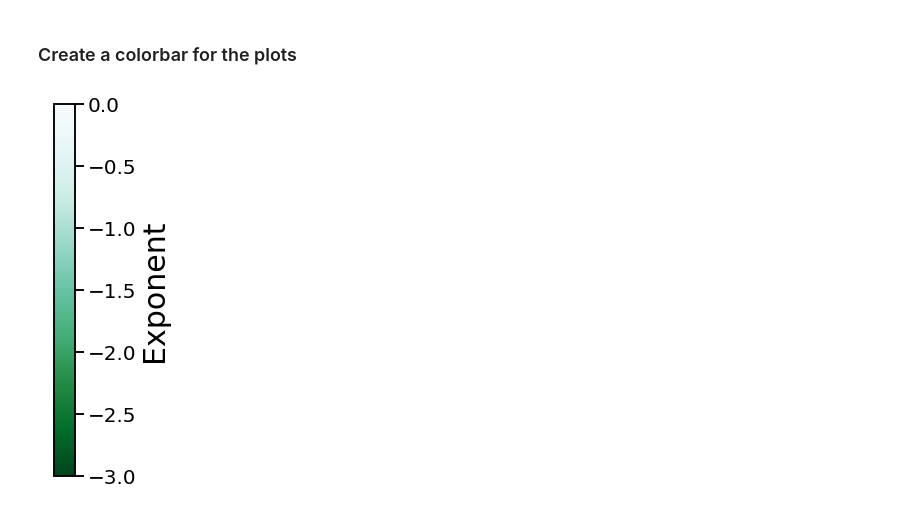
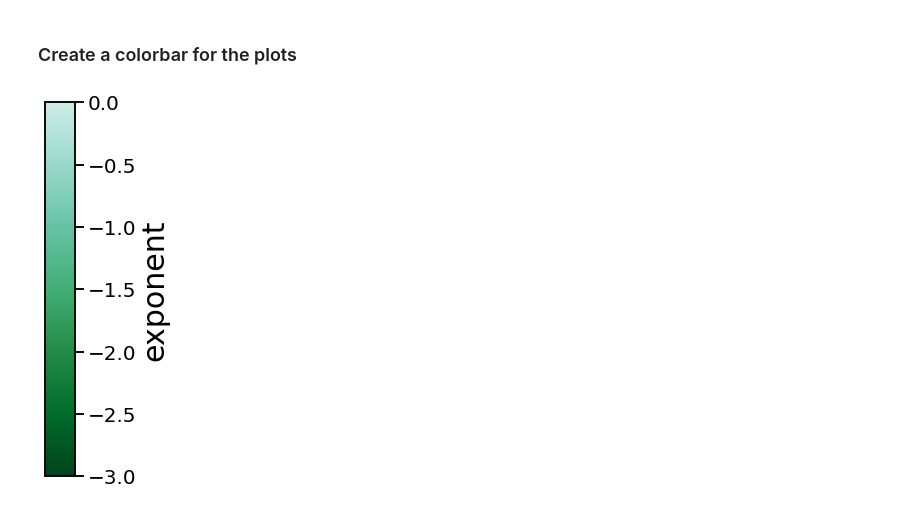
Before and after one commit to AperiodicMethods/AperiodicMethods, a Jupyter notebook: notebooks/Autocorrelation.ipynb, the cells around one changed output. Saved outputs shown, nothing was run; the diff lists cells and outputs as text; code cells hidden in the pictures.

```diff
--- a/notebooks/Autocorrelation.ipynb
+++ b/notebooks/Autocorrelation.ipynb
@@ -10,8 +8,5 @@ from matplotlib.colors import Normalize
 
 from neurodsp.sim import sim_powerlaw, sim_combined, sim_synaptic_current
-# %%
-import seaborn as sns
-sns.set_context('talk')
 # %%
 # Import custom code
 import sys; from pathlib import Path
@@ -30,7 +28,8 @@ fs = 1000
 # Collect together simulation parameters
 sim_params_pow = {'n_seconds' : n_seconds, 'fs' : fs}
 sim_params_comb = {'n_seconds' : n_seconds, 'fs' : fs,
-                   'components' : {'sim_powerlaw' : {}, 'sim_oscillation' : {'freq' : 10}},
+                   'components' : {'sim_powerlaw' : {},
+                                   'sim_oscillation' : {'freq' : 10}},
                    'component_variances' : [1, 0.25]}
 
 # Settings for autocorrelations
@@ -43,6 +42,5 @@ n_instances = 25
 exps = np.arange(-3, 0.5, 0.5)
 
 # Set the colormap for the plots
-#cmap = plt.cm.winter
-cmap = plt.cm.BuGn_r
-#cmap = plt.cm.viridis
+cmap_name = 'BuGn_r'
+cmap_range = (0., 0.75)
@@ -146,18 +127,7 @@ if SAVE_FIG: plt.savefig('plts/acs-osc.pdf')
 # %% [markdown]
 ### Create a colorbar for the plots
-# %%
-# Make a colorbar for the plots
-fig, ax = plt.subplots(figsize=(2, 6))
-cbar = mpl.colorbar.ColorbarBase(ax, cmap=cmap, norm=norm, orientation='vertical')
-
-cbar.set_label('Exponent', fontsize=30)
-cbar.ax.tick_params(labelsize=20)
-
-fig.subplots_adjust(bottom=0.5)
-fig.subplots_adjust(right=0.45)
-
-plt.tight_layout()
-
-if SAVE_FIG: plt.savefig('plts/acs-colorbar.pdf')
-# %% [output]
-[figure, removed]
+# %%
+# Make a colorbar for the plots
+plot_colorbar(cmap, min(exps), max(exps), 'exponent')
+# %% [output]
+[figure, added]
```
Also changed, not shown: parts of 17 cells of this notebook.
